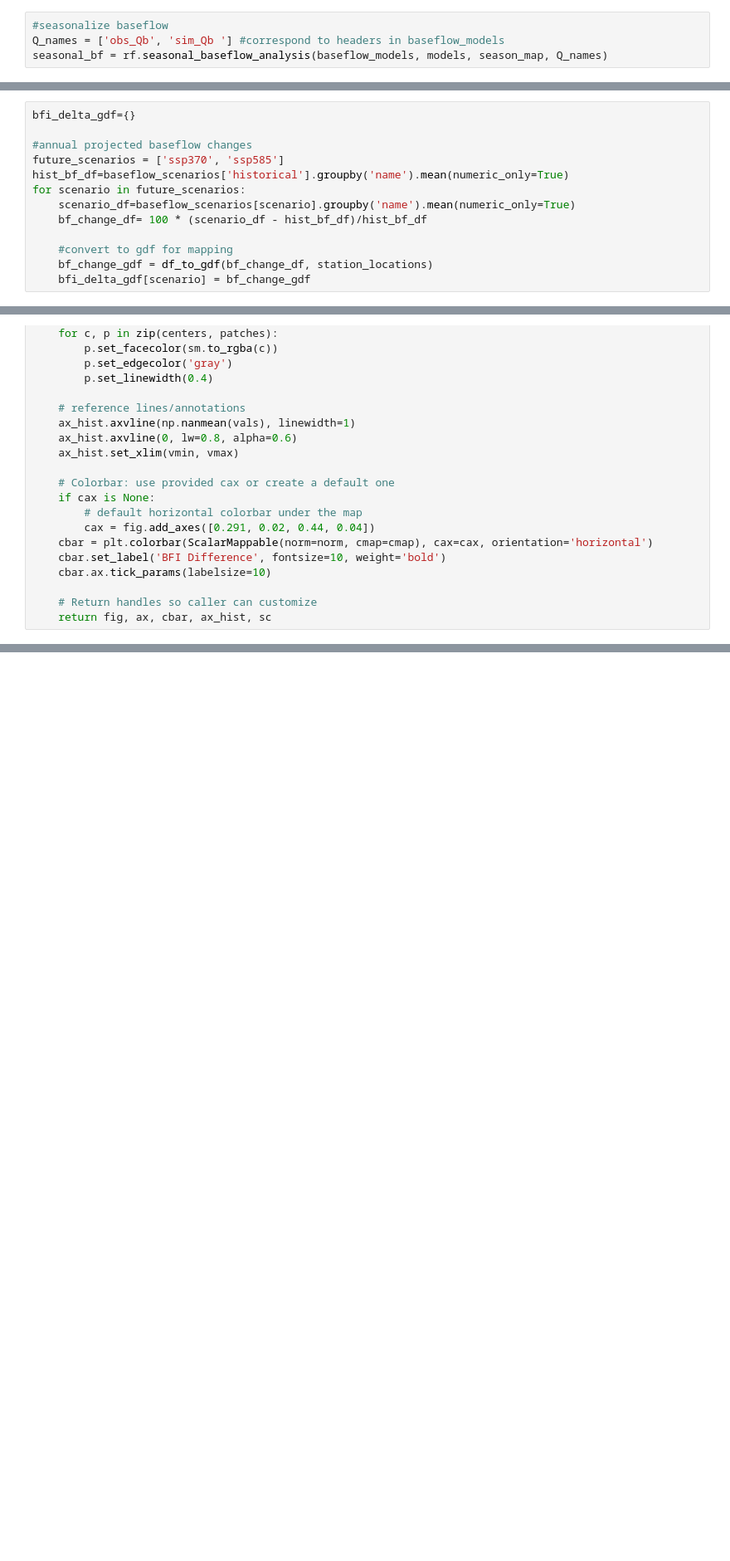
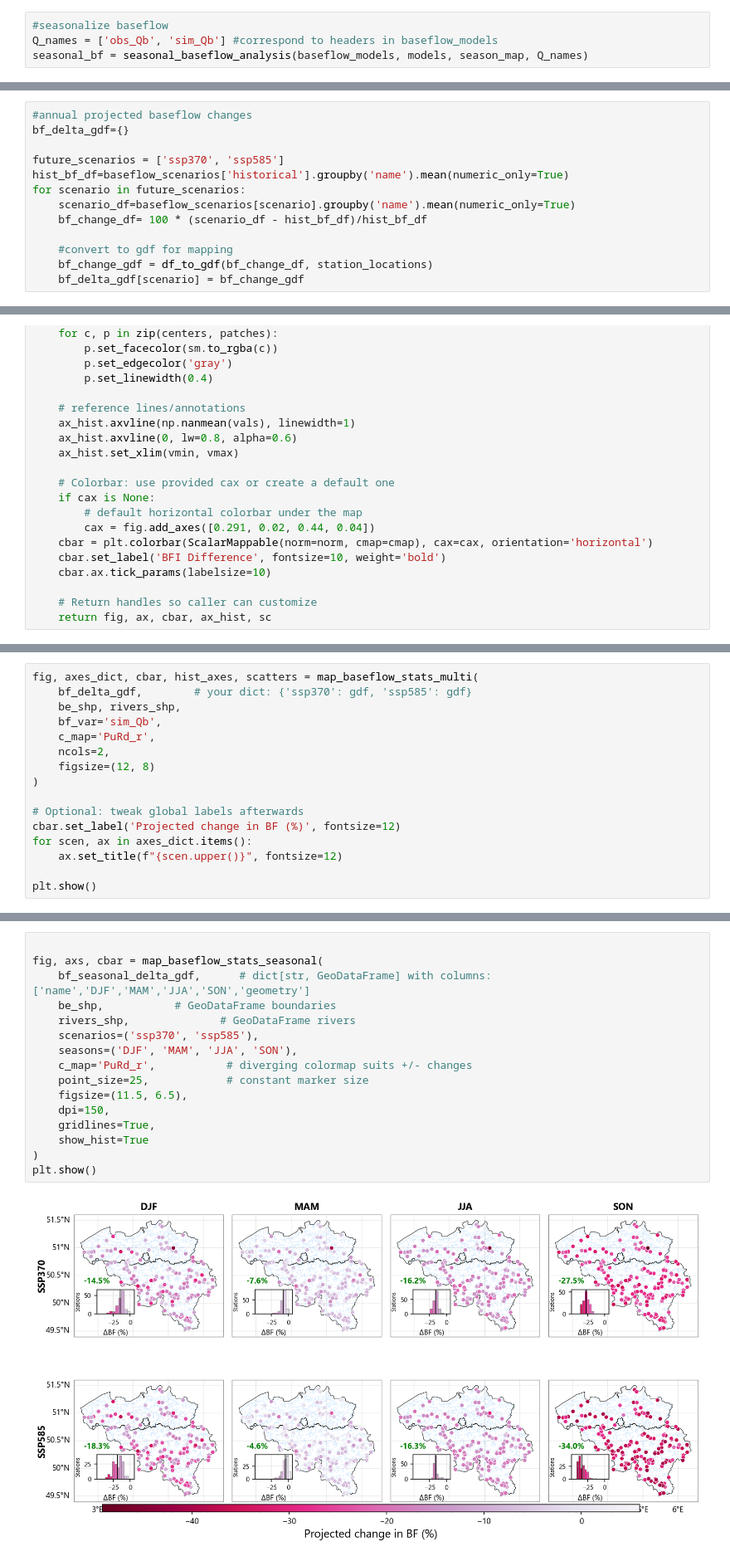
Before and after one commit to klekarkar/mHM_IO_dataprocessing, a Jupyter notebook: ISIMIP_recharge_assessment.ipynb, the cells around one changed output, grey strips where cells are left out. Shown at 83% size. Cells and saved outputs as stored; diff of their text form; blank space fills up the shorter version.

Commit message:
Seasonalized BFI and BF analysis

```diff
--- a/ISIMIP_recharge_assessment.ipynb
+++ b/ISIMIP_recharge_assessment.ipynb
@@ -78,8 +78,8 @@ ensemble_bfi = pd.concat(
     )
 # %%
 #seasonalize baseflow
-Q_names = ['obs_Qb', 'sim_Qb '] #correspond to headers in baseflow_models
-seasonal_bf = rf.seasonal_baseflow_analysis(baseflow_models, models, season_map, Q_names)
+Q_names = ['obs_Qb', 'sim_Qb'] #correspond to headers in baseflow_models
+seasonal_bf = seasonal_baseflow_analysis(baseflow_models, models, season_map, Q_names)
 # %% [markdown]
 ##### Comparison scatterplots
 # %%
@@ -319,7 +420,7 @@ for scenario in scenarios:
 # %%
-bfi_delta_gdf={}
+#annual projected baseflow changes
+bf_delta_gdf={}
 
-#annual projected baseflow changes
 future_scenarios = ['ssp370', 'ssp585']
 hist_bf_df=baseflow_scenarios['historical'].groupby('name').mean(numeric_only=True)
 for scenario in future_scenarios:
@@ -328,4 +429,4 @@ for scenario in future_scenarios:
 
     #convert to gdf for mapping
     bf_change_gdf = df_to_gdf(bf_change_df, station_locations)
-    bfi_delta_gdf[scenario] = bf_change_gdf
+    bf_delta_gdf[scenario] = bf_change_gdf
@@ -455,0 +661,16 @@ def map_baseflow_stats(
+# %%
+fig, axes_dict, cbar, hist_axes, scatters = map_baseflow_stats_multi(
+    bf_delta_gdf,        # your dict: {'ssp370': gdf, 'ssp585': gdf}
+    be_shp, rivers_shp,
+    bf_var='sim_Qb',
+    c_map='PuRd_r',
+    ncols=2,
+    figsize=(12, 8)
+)
+
+# Optional: tweak global labels afterwards
+cbar.set_label('Projected change in BF (%)', fontsize=12)
+for scen, ax in axes_dict.items():
+    ax.set_title(f"{scen.upper()}", fontsize=12)
+
+plt.show()
@@ -455,0 +812,18 @@ def map_baseflow_stats(
+# %%
+
+fig, axs, cbar = map_baseflow_stats_seasonal(
+    bf_seasonal_delta_gdf,      # dict[str, GeoDataFrame] with columns: ['name','DJF','MAM','JJA','SON','geometry']
+    be_shp,           # GeoDataFrame boundaries
+    rivers_shp,              # GeoDataFrame rivers
+    scenarios=('ssp370', 'ssp585'),
+    seasons=('DJF', 'MAM', 'JJA', 'SON'),
+    c_map='PuRd_r',           # diverging colormap suits +/- changes
+    point_size=25,            # constant marker size
+    figsize=(11.5, 6.5),
+    dpi=150,
+    gridlines=True,
+    show_hist=True
+)
+plt.show()
+# %% [output]
+[figure, added]
```
Also changed, not shown: parts of 19 cells of this notebook, 6 other files.
